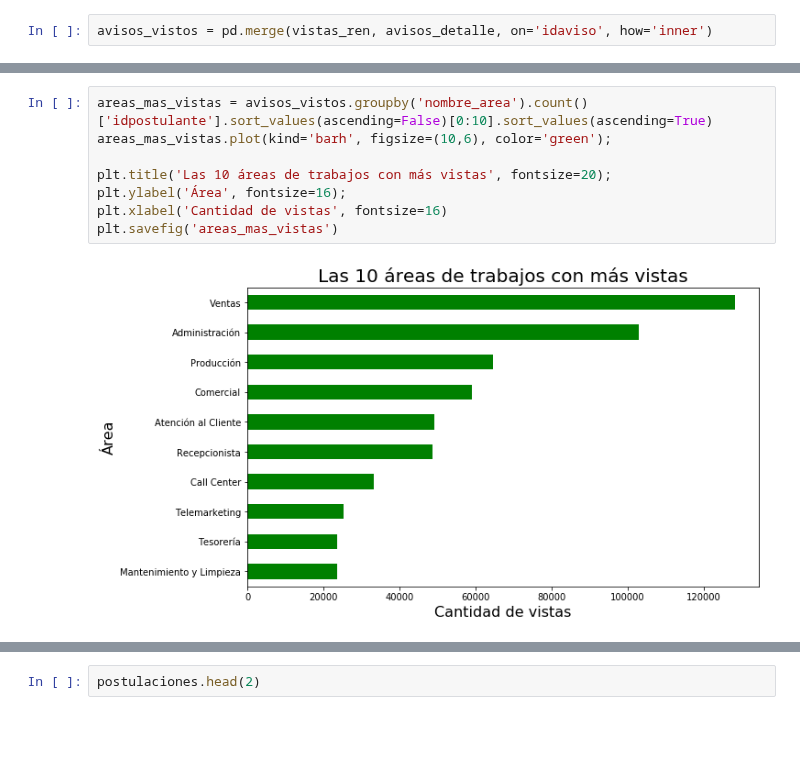
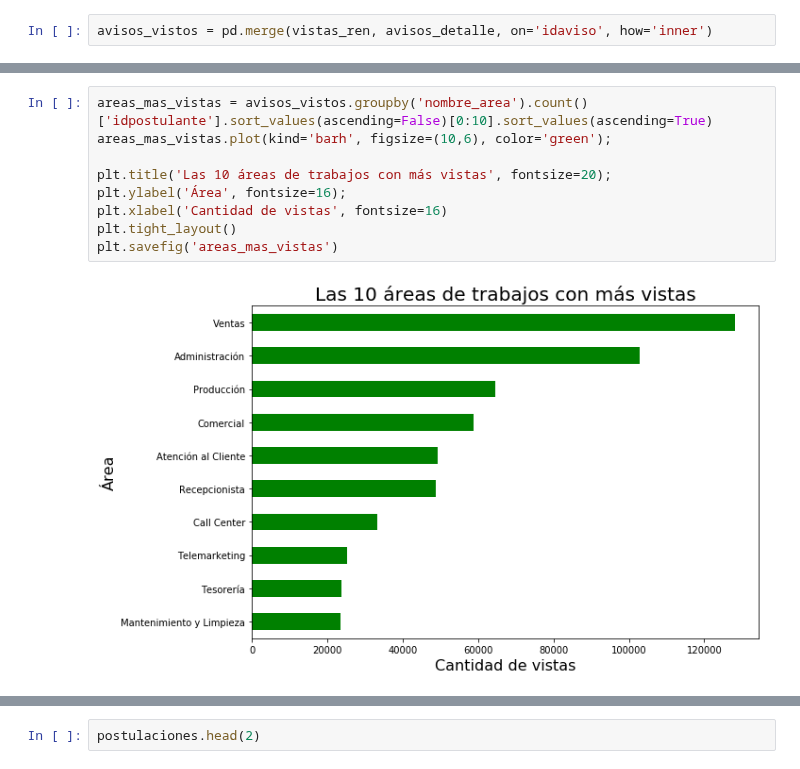
Before and after one commit to felipegonzalez2112/tp-organizacion-datos-2018, a Jupyter notebook: Exploracion 1.ipynb, the cells around one changed output, grey strips where cells are left out. Drawn from its saved outputs; the diff is of its cells as text; blank space fills up the shorter version.

```diff
--- a/Exploracion 1.ipynb
+++ b/Exploracion 1.ipynb
@@ -494,13 +494,14 @@ avisos_vistos.head(2)
 # %%
 areas_mas_vistas = avisos_vistos.groupby('nombre_area').count()['idpostulante'].sort_values(ascending=False)[0:10].sort_values(ascending=True)
 areas_mas_vistas.plot(kind='barh', figsize=(10,6), color='green');
 
 plt.title('Las 10 áreas de trabajos con más vistas', fontsize=20);
 plt.ylabel('Área', fontsize=16);
 plt.xlabel('Cantidad de vistas', fontsize=16)
+plt.tight_layout()
 plt.savefig('areas_mas_vistas')
 # %% [output]
-[figure, old version]
+[figure, new version]
 # %%
 areas_menos_vistas = avisos_vistos.groupby('nombre_area').count()['idpostulante'].sort_values(ascending=True)[0:10].sort_values(ascending=False)
 areas_menos_vistas.plot(kind='barh', figsize=(10,6), color='green');
```
Also changed, not shown: parts of 4 cells of this notebook.
